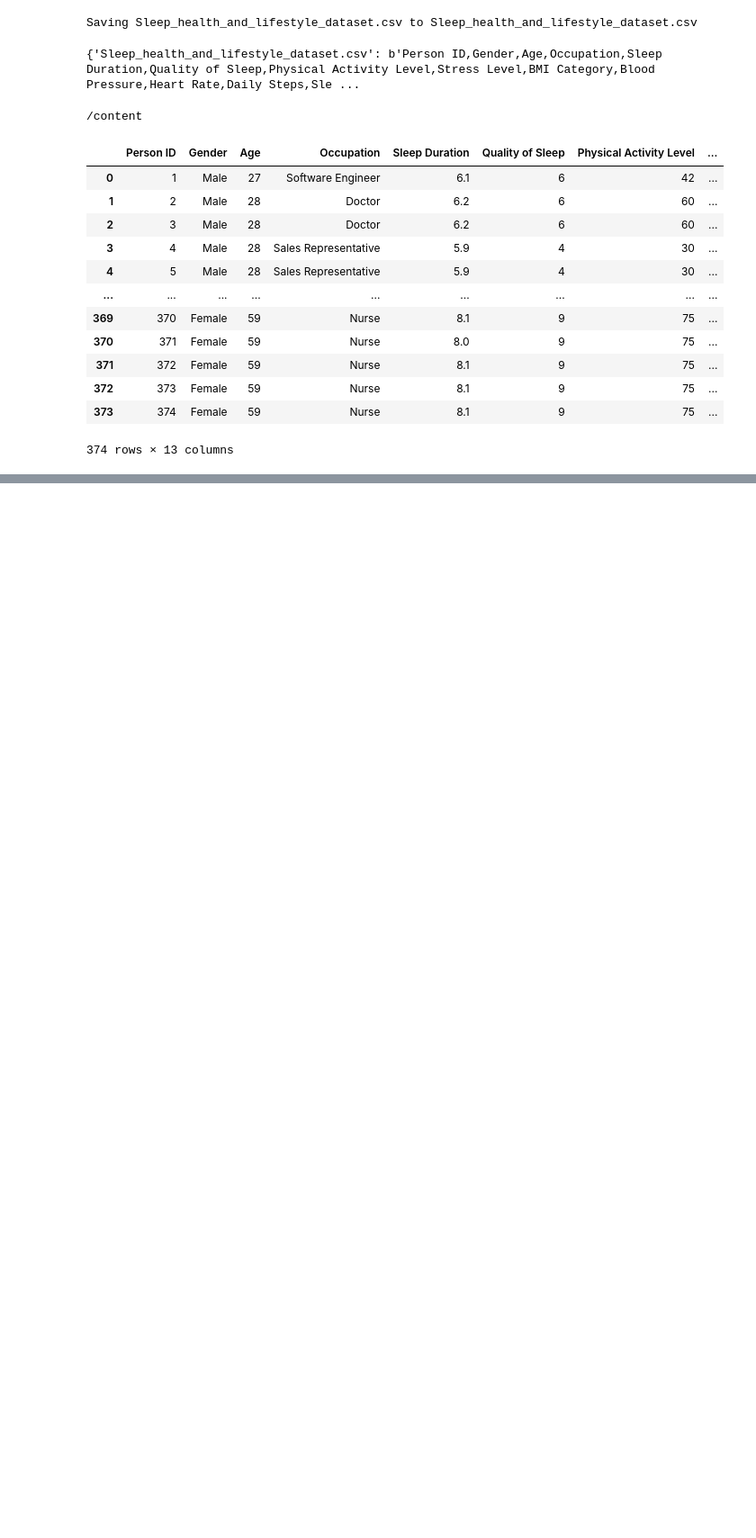
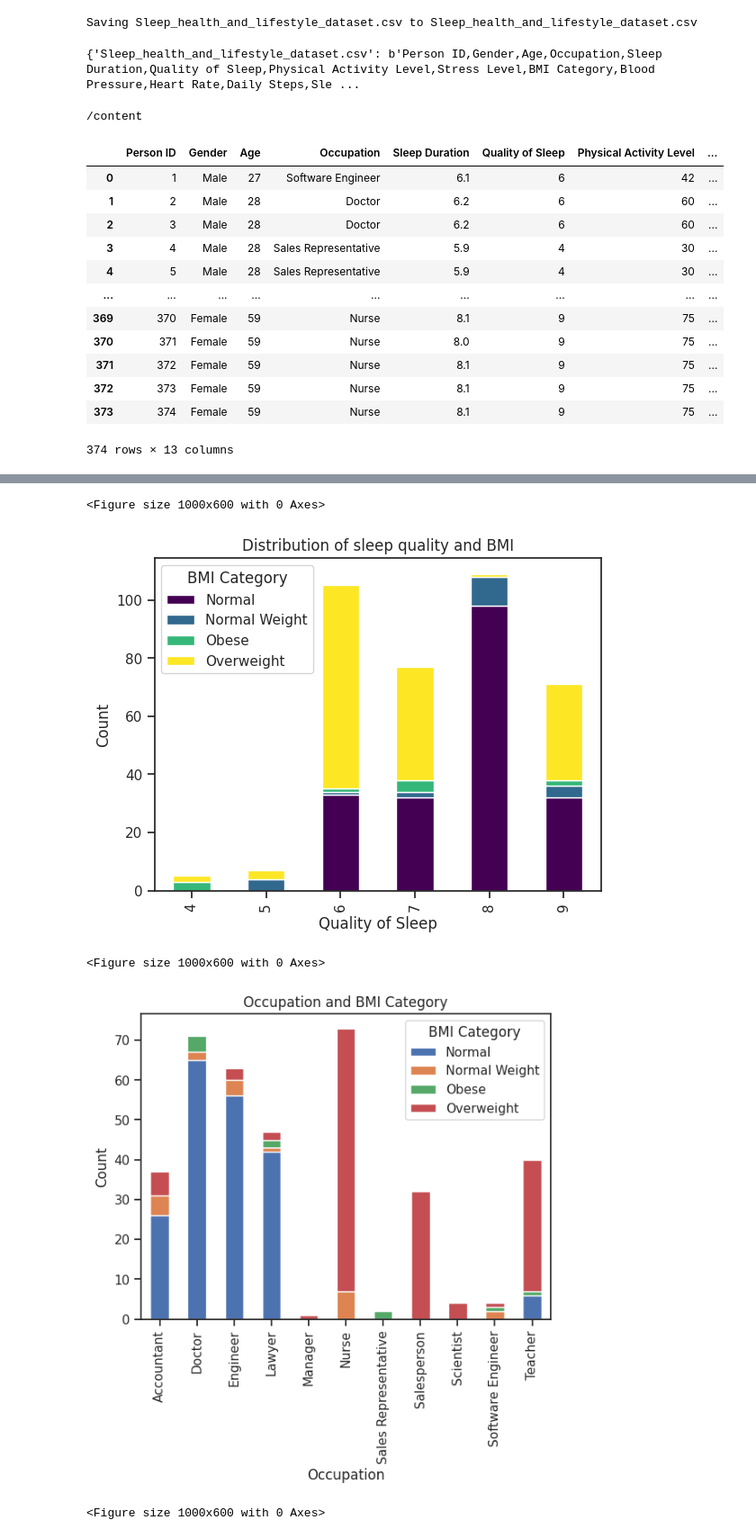
Before and after one commit to AKAEon/STQD6014, a Jupyter notebook: project2.ipynb, the cells around one changed output, grey strips where cells are left out. Shown at 90% size. Drawn from its saved outputs; the diff is of its cells as text; code cells hidden in the pictures; blank space fills up the shorter version.

```diff
--- a/project2.ipynb
+++ b/project2.ipynb
@@ -75,0 +124,32 @@ plt.figure(figsize = (8,8))
+# %%
+# Bar chart
+# Distribution of sleep quality and BMI
+plt.figure(figsize=(10, 6))
+bmi_counts = data.groupby('Quality of Sleep')['BMI Category'].value_counts().unstack()
+bmi_counts.plot(kind='bar', stacked=True, colormap='viridis')
+plt.xlabel('Quality of Sleep')
+plt.ylabel('Count')
+plt.title('Distribution of sleep quality and BMI')
+plt.show()
+# Occupation and BMI Category distribution
+plt.figure(figsize=(10, 6))
+bmi_counts = data.groupby('Occupation')['BMI Category'].value_counts().unstack()
+bmi_counts.plot(kind='bar', stacked=True)
+plt.xlabel('Occupation')
+plt.ylabel('Count')
+plt.title('Occupation and BMI Category')
+plt.show()
+# Sleep Disorder and BMI Category
+plt.figure(figsize=(10, 6))
+bmi_counts = data.groupby('Sleep Disorder')['BMI Category'].value_counts().unstack()
+bmi_counts.plot(kind='bar', stacked=True)
+plt.xlabel('Sleep Disorder')
+plt.ylabel('Count')
+plt.title('Sleep Disorder and BMI Category')
+plt.show()
+# %% [output]
+<Figure size 1000x600 with 0 Axes>
+[figure, added]
+<Figure size 1000x600 with 0 Axes>
+[figure, added]
+<Figure size 1000x600 with 0 Axes>
```
Also changed, not shown: parts of 39 cells of this notebook.
